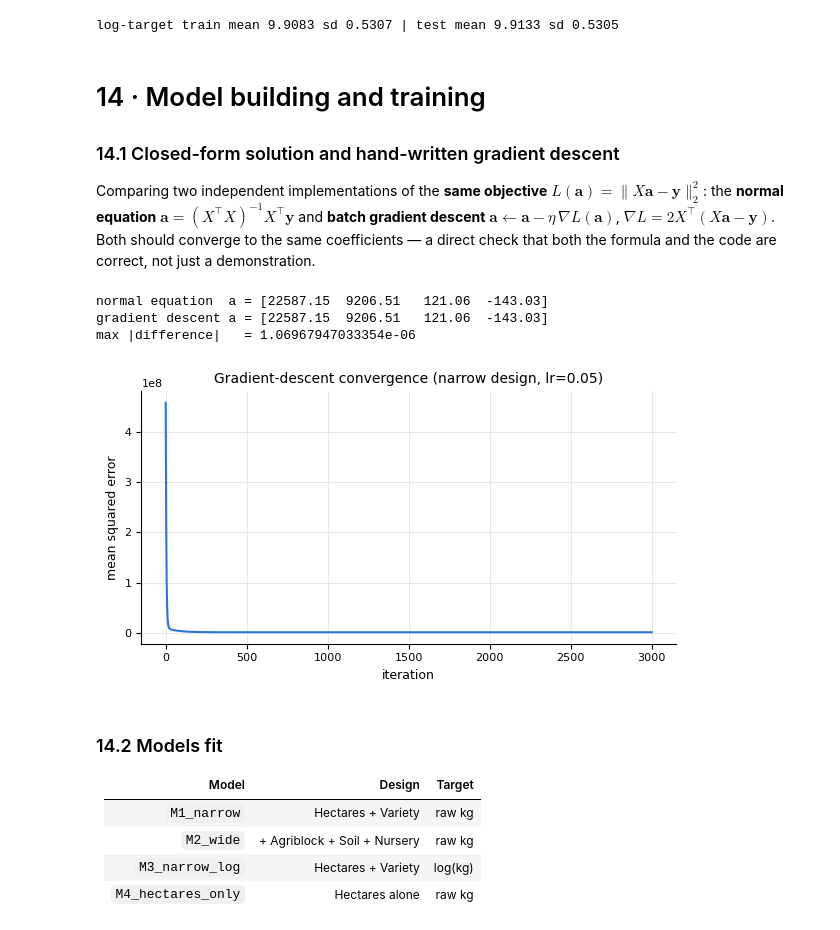
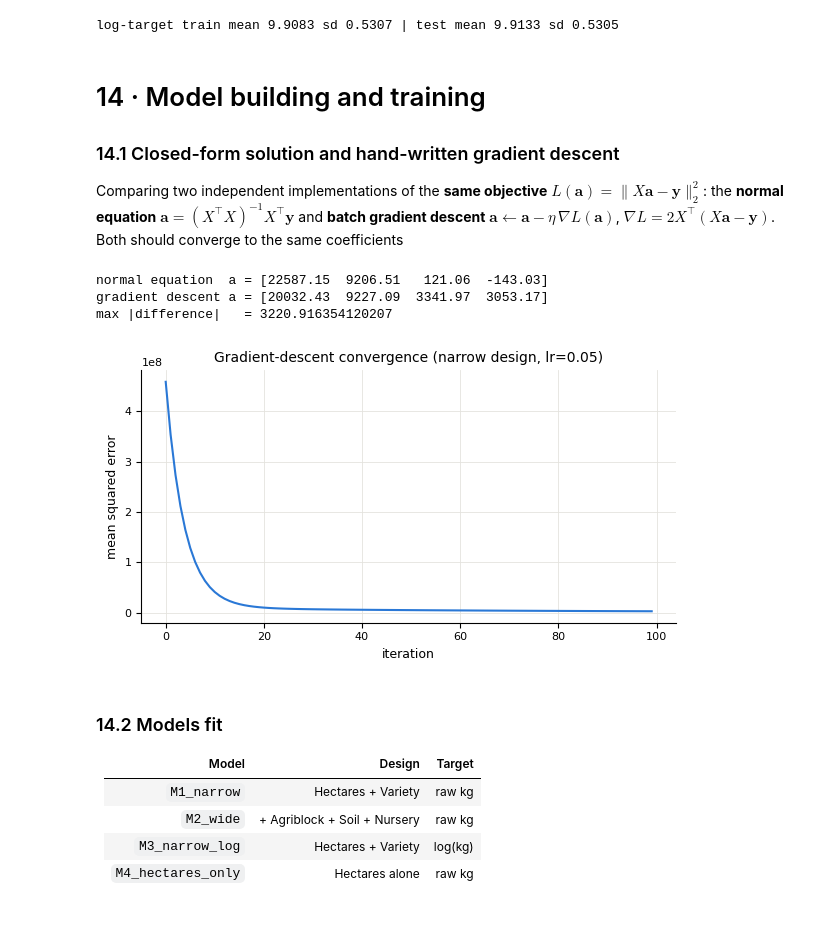
Before and after one commit to phattanaratjeedjeen-sudo/paddy, a Jupyter notebook: src/paddy_ML_regression.ipynb, the cells around one changed output. Saved outputs shown, nothing was run; the diff lists cells and outputs as text; code cells hidden in the pictures.

```diff
--- a/src/paddy_ML_regression.ipynb
+++ b/src/paddy_ML_regression.ipynb
@@ -1194,12 +1082,14 @@ WCOLS = RAIN + TMIN + TMAX + WIND + RH; ICOLS = ['Hectares'] + INPUTS
 sw, pw = pca_block(WCOLS, 'weather'); si, pi = pca_block(ICOLS, 'size/inputs'); sa, pa = pca_block(cand, 'all 35')
 def k_for(p, q): return int(np.searchsorted(np.cumsum(p.explained_variance_ratio_), q - 1e-9) + 1)
 tab = pd.DataFrame({'block': ['weather (20 cols)', 'size + 10 inputs (11 cols)', 'all numeric candidates (35 cols)'],
+                    'total variance (sum of eigenvalues)': [p.explained_variance_.sum() for p in (pw, pi, pa)],
+                    'PC1 eigenvalue': [p.explained_variance_[0] for p in (pw, pi, pa)],
                     'PC1 %': [p.explained_variance_ratio_[0] * 100 for p in (pw, pi, pa)],
                     'PCs for 90 %': [k_for(p, .90) for p in (pw, pi, pa)], 'PCs for 95 %': [k_for(p, .95) for p in (pw, pi, pa)], 'PCs for 99 %': [k_for(p, .99) for p in (pw, pi, pa)],
                     'PCs with variance > 1e-9': [int((p.explained_variance_ > 1e-9).sum()) for p in (pw, pi, pa)]}).set_index('block')
 display(tab)
 fig, ax = plt.subplots(1, 3, figsize=(15, 3.8))
-for a, p, t in [(ax[0], pw, 'Weather block (20 columns)'), (ax[1], pi, 'Size + inputs (11 columns)'), (ax[2], pa, 'All numeric candidates (35)')]:
+for a, p, t in [(ax[0], pw, 'Weather block'), (ax[1], pi, 'Size + inputs'), (ax[2], pa, 'All numeric candidates')]:
     k = min(12, len(p.explained_variance_ratio_)); ev = p.explained_variance_ratio_[:k] * 100
     a.bar(range(1, k + 1), ev, color=BLUE, width=.65)
     a.plot(range(1, k + 1), np.cumsum(p.explained_variance_ratio_)[:k] * 100, '-o', color=ORANGE, ms=4, lw=1.4); a.axhline(95, color=GREY, ls=':')
@@ -1266,15 +1156,13 @@ print('|corr(size/inputs PC1, Hectares)| =', abs(np.corrcoef(Zi[:, 0], tr.Hectar
 # %%
 from sklearn.compose import ColumnTransformer
-from sklearn.pipeline import Pipeline
-from sklearn.impute import SimpleImputer
 from sklearn.preprocessing import OneHotEncoder
 
 NARROW_NUM, NARROW_CAT = ['Hectares'], ['Variety']
 WIDE_NUM, WIDE_CAT = ['Hectares'], ['Variety', 'Agriblock', 'Soil Types', 'Nursery']
 def make_pre(num, cat):
     return ColumnTransformer([
-        ('num', Pipeline([('impute', SimpleImputer(strategy='median')), ('scale', StandardScaler())]), num),
-        ('cat', Pipeline([('impute', SimpleImputer(strategy='most_frequent')), ('onehot', OneHotEncoder(handle_unknown='ignore', drop='first'))]), cat)])
+        ('num', StandardScaler(), num),
+        ('cat', OneHotEncoder(handle_unknown='ignore', drop='first'), cat)])
 pre_narrow, pre_wide = make_pre(NARROW_NUM, NARROW_CAT), make_pre(WIDE_NUM, WIDE_CAT)
 Xtr_n = pre_narrow.fit_transform(train); Xte_n = pre_narrow.transform(test)
 Xtr_w = pre_wide.fit_transform(train); Xte_w = pre_wide.transform(test)
@@ -1282,7 +1170,7 @@ names_n = pre_narrow.get_feature_names_out(); names_w = pre_wide.get_feature_nam
 ytr, yte = train[Y].values, test[Y].values
 print('narrow design:', Xtr_n.shape, list(names_n))
 print('wide   design:', Xtr_w.shape, list(names_w))
-print('scaler learned on TRAIN -> Hectares mean %.3f, sd %.3f (test is only transformed with these numbers)' % (pre_narrow.named_transformers_['num']['scale'].mean_[0], pre_narrow.named_transformers_['num']['scale'].scale_[0]))
+print('scaler learned on TRAIN -> Hectares mean %.3f, sd %.3f (test is only transformed with these numbers)' % (pre_narrow.named_transformers_['num'].mean_[0], pre_narrow.named_transformers_['num'].scale_[0]))
 # %% [output]
 narrow design: (1636, 3) ['num__Hectares', 'cat__Variety_delux ponni', 'cat__Variety_ponmani']
 wide   design: (1636, 10) ['num__Hectares', 'cat__Variety_delux ponni', 'cat__Variety_ponmani', 'cat__Agriblock_Cuddalore', 'cat__Agriblock_Kallakurichi', 'cat__Agriblock_Kurinjipadi', 'cat__Agriblock ...
@@ -1299,27 +1187,29 @@ log-target train mean 9.9083 sd 0.5307 | test mean 9.9133 sd 0.5305
 # %% [markdown]
 # 14 · Model building and training
 ### 14.1 Closed-form solution and hand-written gradient descent
-Comparing two independent implementations of the **same objective** $L(\mathbf a)=\lVert X\mathbf a-\mathbf y\rVert_2^2$: the **normal equation** $\mathbf a=(X^\top X)^{-1}X^\top\mathbf y$ and **batch gradient descent** $\mathbf a\leftarrow\mathbf a-\eta\,\nabla L(\mathbf a)$, $\nabla L=2X^\top(X\mathbf a-\mathbf y)$. Both should converge to the same coefficients — a direct check that both the formula and the code are correct, not just a demonstration.
+Comparing two independent implementations of the **same objective** $L(\mathbf a)=\lVert X\mathbf a-\mathbf y\rVert_2^2$: the **normal equation** $\mathbf a=(X^\top X)^{-1}X^\top\mathbf y$ and **batch gradient descent** $\mathbf a\leftarrow\mathbf a-\eta\,\nabla L(\mathbf a)$, $\nabla L=2X^\top(X\mathbf a-\mathbf y)$. Both should converge to the same coefficients
 # %%
 def normal_equation(X, y):
     A = np.column_stack([np.ones(len(X)), X]); return np.linalg.solve(A.T @ A, A.T @ y)
-def gradient_descent(X, y, lr=0.05, n_iter=3000):
+
+def gradient_descent(X, y, lr=0.05, n_iter=100):
     A = np.column_stack([np.ones(len(X)), X]); a = np.zeros(A.shape[1]); n = len(y); hist = []
     for _ in range(n_iter):
         grad = (2 / n) * A.T @ (A @ a - y); a -= lr * grad; hist.append(np.mean((A @ a - y)**2))
     return a, hist
+
 Xn_tr = Xtr_n.toarray() if hasattr(Xtr_n, 'toarray') else Xtr_n
 a_closed = normal_equation(Xn_tr, ytr)
-a_gd, hist = gradient_descent(Xn_tr, ytr, lr=0.05, n_iter=3000)
+a_gd, hist = gradient_descent(Xn_tr, ytr, lr=0.05, n_iter=100)
 print('normal equation  a =', np.round(a_closed, 2))
 print('gradient descent a =', np.round(a_gd, 2))
 print('max |difference|   =', np.max(np.abs(a_closed - a_gd)))
 fig, ax = plt.subplots(figsize=(6, 3.4)); ax.plot(hist, color=BLUE); ax.set(title='Gradient-descent convergence (narrow design, lr=0.05)', xlabel='iteration', ylabel='mean squared error'); plt.tight_layout(); plt.show()
 # %% [output]
 normal equation  a = [22587.15  9206.51   121.06  -143.03]
-gradient descent a = [22587.15  9206.51   121.06  -143.03]
-max |difference|   = 1.06967947033354e-06
+gradient descent a = [20032.43  9227.09  3341.97  3053.17]
+max |difference|   = 3220.916354120207
-[figure, old version]
+[figure, new version]
 # %% [markdown]
 ### 14.2 Models fit
 | Model | Design | Target |
```
Also changed, not shown: parts of 57 cells of this notebook, 2 other files.
